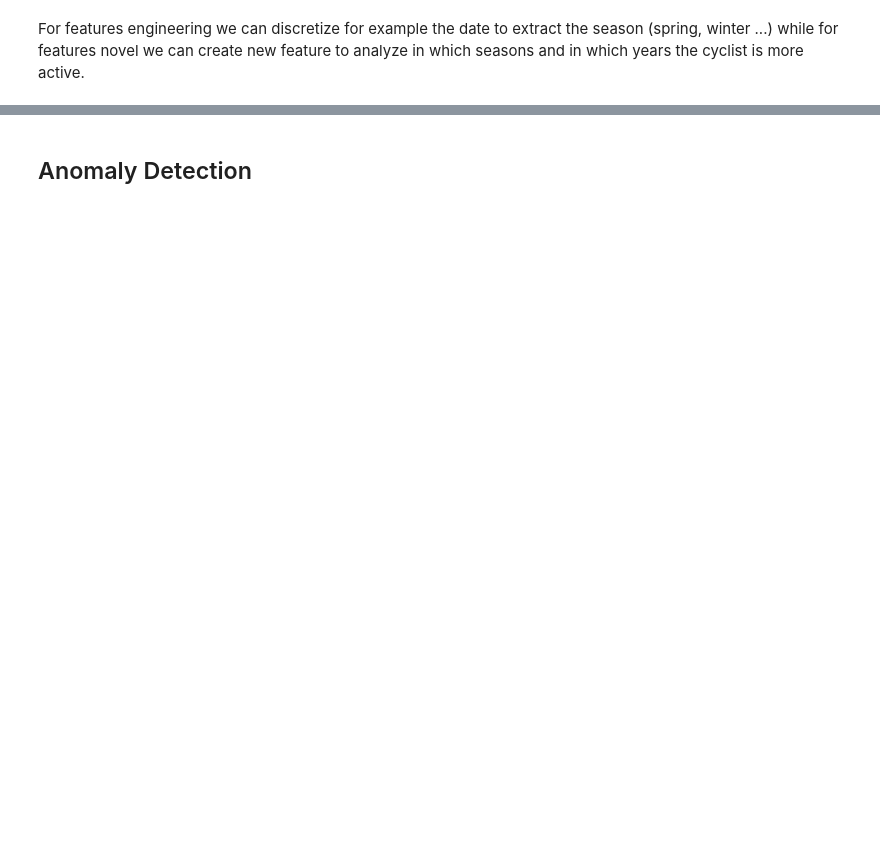
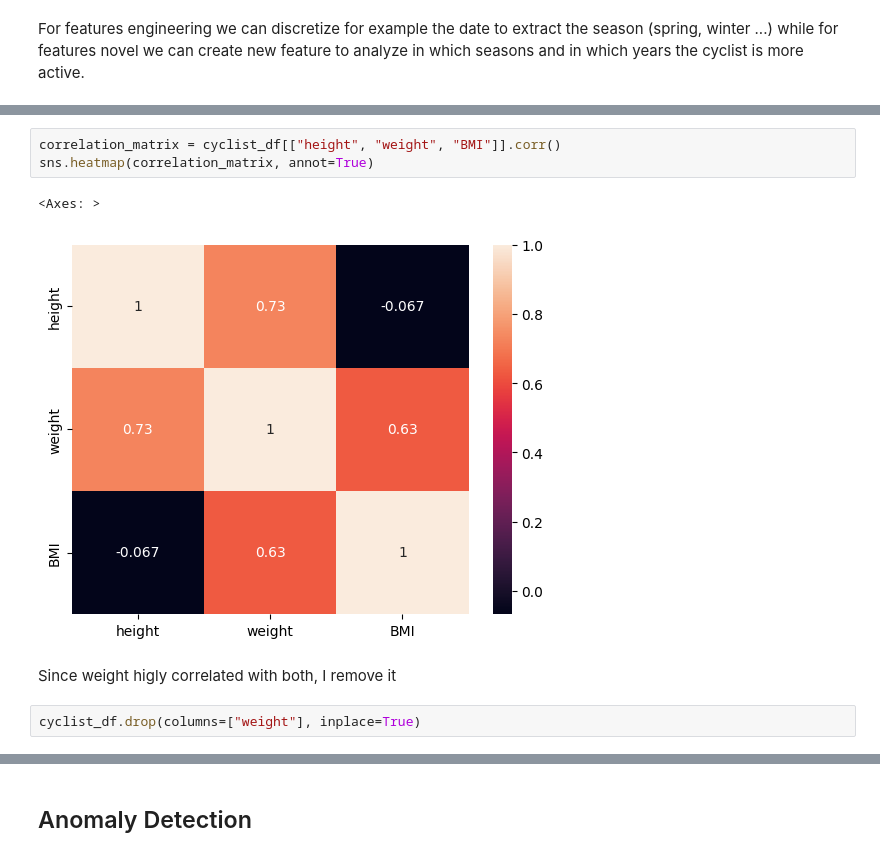
Before and after one commit to DiVitoTommaso/Cyclists-Races_Data-Mining, a Jupyter notebook: FeatEng.ipynb, the cells around one changed output, grey strips where cells are left out. Saved outputs shown, nothing was run; the diff lists cells and outputs as text; blank space fills up the shorter version.

```diff
--- a/FeatEng.ipynb
+++ b/FeatEng.ipynb
@@ -101,0 +113,10 @@ stages_df.tail(10)
+# %%
+correlation_matrix = cyclist_df[["height", "weight", "BMI"]].corr()
+sns.heatmap(correlation_matrix, annot=True)
+# %% [output]
+<Axes: >
+[figure, added]
+# %% [markdown]
+Since weight higly correlated with both, I remove it
+# %%
+cyclist_df.drop(columns=["weight"], inplace=True)
```
Also changed, not shown: parts of 13 cells of this notebook, 2 other files.
